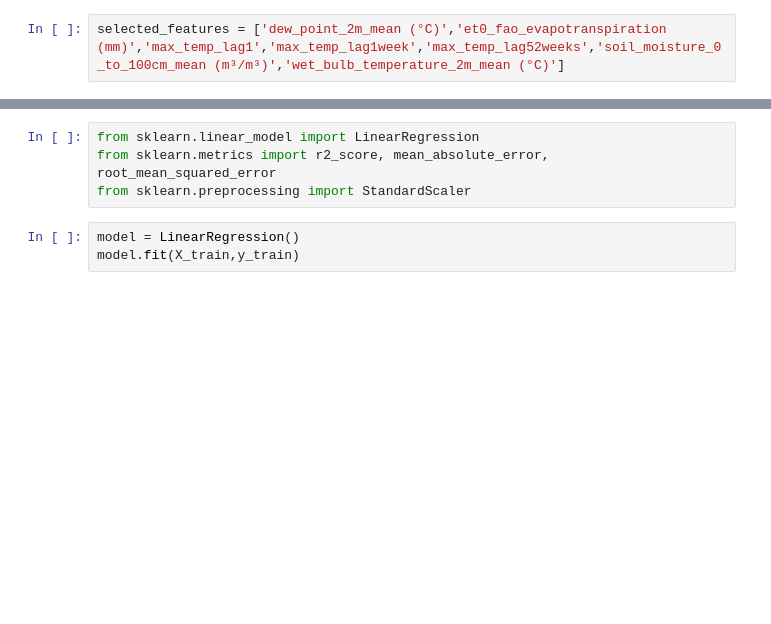
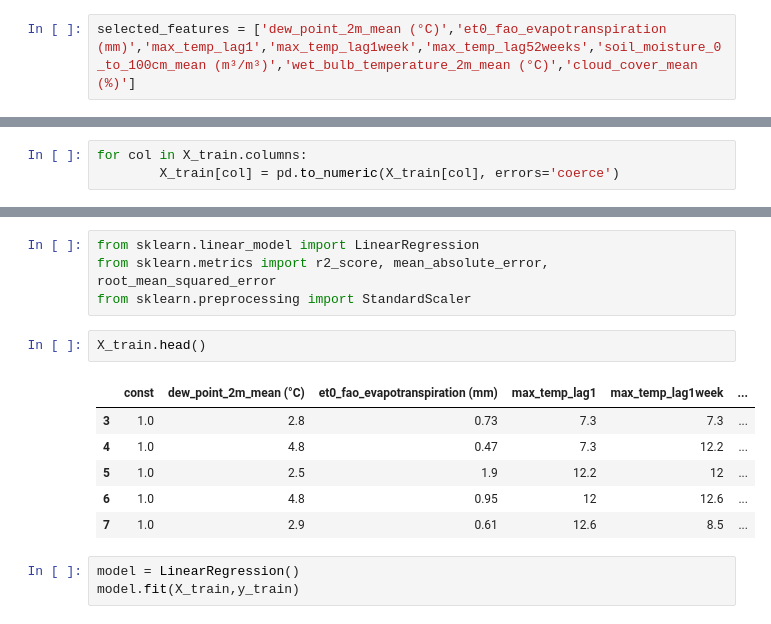
Before and after one commit to nitheshsrb/Fundamentals, a Jupyter notebook: weather.ipynb, the cells around one changed output, grey strips where cells are left out. Cells and saved outputs as stored; diff of their text form; blank space fills up the shorter version.

```diff
--- a/weather.ipynb
+++ b/weather.ipynb
@@ -121,7 +139,7 @@ sns.heatmap(data = r, cmap = sns.cubehelix_palette(as_cmap=True),fmt = '.2f',ann
 <Axes: xlabel='2', ylabel='2'>
 [figure]
 # %%
-selected_features = ['dew_point_2m_mean (°C)','et0_fao_evapotranspiration (mm)','max_temp_lag1','max_temp_lag1week','max_temp_lag52weeks','soil_moisture_0_to_100cm_mean (m³/m³)','wet_bulb_temperature_2m_mean (°C)']
+selected_features = ['dew_point_2m_mean (°C)','et0_fao_evapotranspiration (mm)','max_temp_lag1','max_temp_lag1week','max_temp_lag52weeks','soil_moisture_0_to_100cm_mean (m³/m³)','wet_bulb_temperature_2m_mean (°C)','cloud_cover_mean (%)']
 # %%
 X_train = df[selected_features][df['time'] < pd.to_datetime('2025-01-01',format = '%Y-%m-%d')]
 y_train = df['temperature_2m_max (°C)'][df['time'] < pd.to_datetime('2025-01-01',format = '%Y-%m-%d')]
@@ -130,3 +148,6 @@ X_test = df[selected_features][(df['time'] > pd.to_datetime('2025-01-01',format
                                   (df['time'] < pd.to_datetime('2026-01-01',format = '%Y-%m-%d'))]
 y_test = df['temperature_2m_max (°C)'][(df['time'] > pd.to_datetime('2025-01-01',format = '%Y-%m-%d')) &
                                   (df['time'] < pd.to_datetime('2026-01-01',format = '%Y-%m-%d'))]
+# %%
+for col in X_train.columns:
+        X_train[col] = pd.to_numeric(X_train[col], errors='coerce')
@@ -134,6 +193,15 @@ y_test = df['temperature_2m_max (°C)'][(df['time'] > pd.to_datetime('2025-01-01
 from sklearn.linear_model import LinearRegression
 from sklearn.metrics import r2_score, mean_absolute_error, root_mean_squared_error
 from sklearn.preprocessing import StandardScaler
+# %%
+X_train.head()
+# %% [output]
+|  | const | dew_point_2m_mean (°C) | et0_fao_evapotranspiration (mm) | max_temp_lag1 | max_temp_lag1week | ... |
+| 3 | 1.0 | 2.8 | 0.73 | 7.3 | 7.3 | ... |
+| 4 | 1.0 | 4.8 | 0.47 | 7.3 | 12.2 | ... |
+| 5 | 1.0 | 2.5 | 1.9 | 12.2 | 12 | ... |
+| 6 | 1.0 | 4.8 | 0.95 | 12 | 12.6 | ... |
+| 7 | 1.0 | 2.9 | 0.61 | 12.6 | 8.5 | ... |
 # %%
 model = LinearRegression()
 model.fit(X_train,y_train)
```
Also changed, not shown: parts of 32 cells of this notebook, 11 other files.
